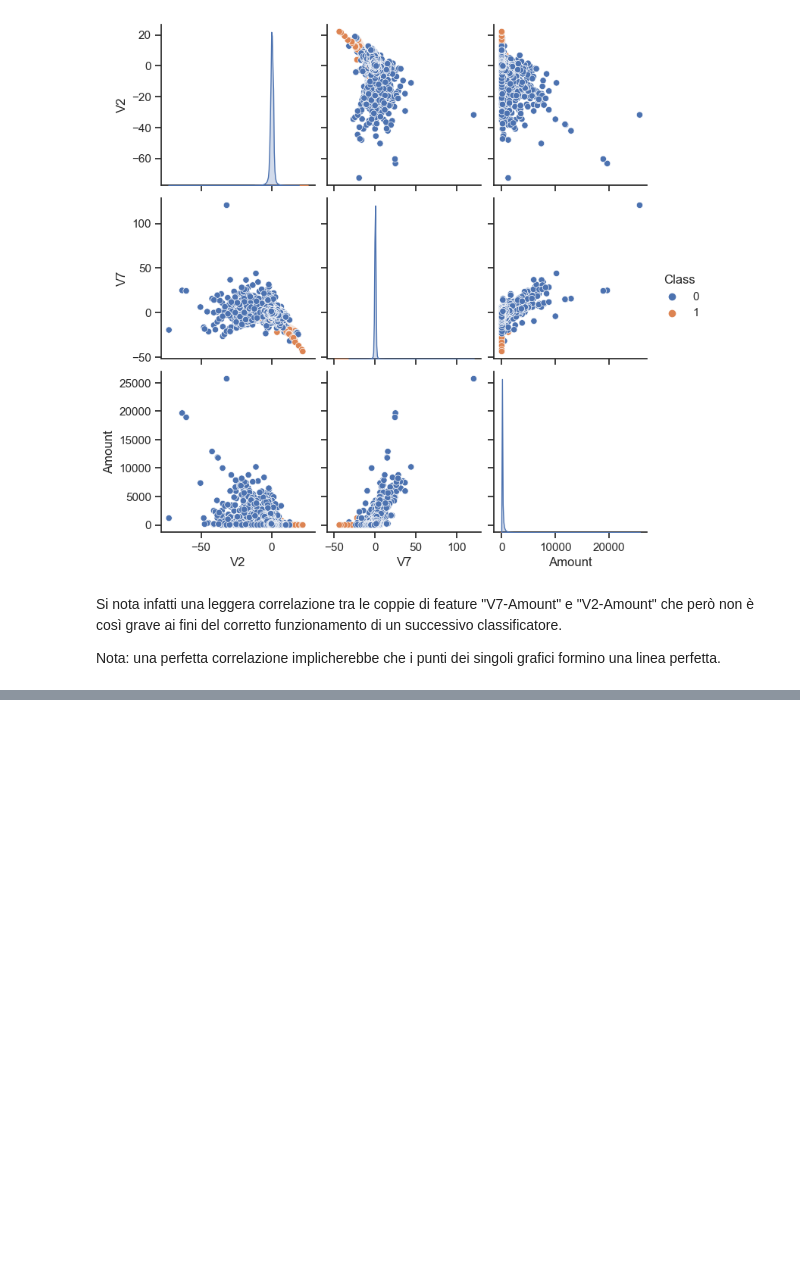
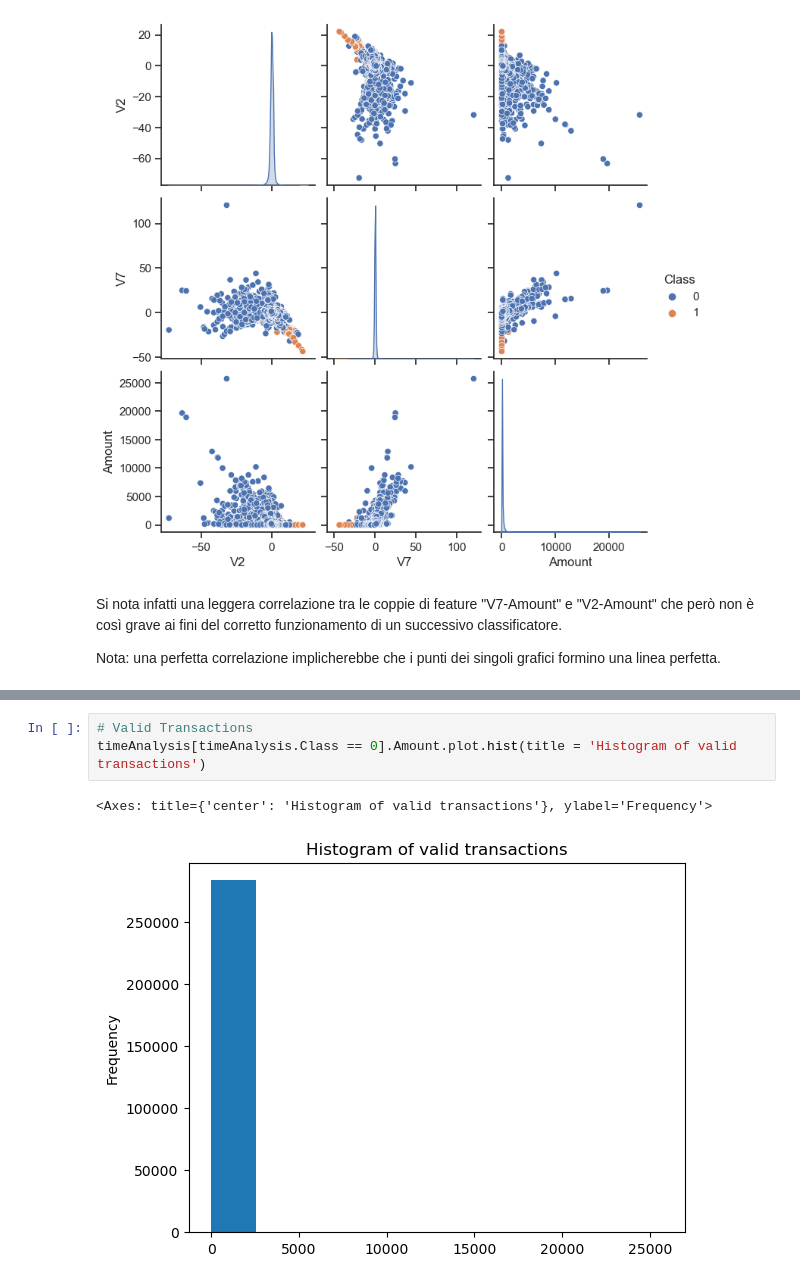
Before and after one commit to FrankDena/ProgettoML, a Jupyter notebook: progetto.ipynb, the cells around one changed output, grey strips where cells are left out. Cells and saved outputs as stored; diff of their text form; blank space fills up the shorter version.

```diff
--- a/progetto.ipynb
+++ b/progetto.ipynb
@@ -201,0 +247,6 @@ Nota: una perfetta correlazione implicherebbe che i punti dei singoli grafici fo
+# %%
+# Valid Transactions
+timeAnalysis[timeAnalysis.Class == 0].Amount.plot.hist(title = 'Histogram of valid transactions')
+# %% [output]
+<Axes: title={'center': 'Histogram of valid transactions'}, ylabel='Frequency'>
+[figure, added]
```
Also changed, not shown: parts of 20 cells of this notebook.
